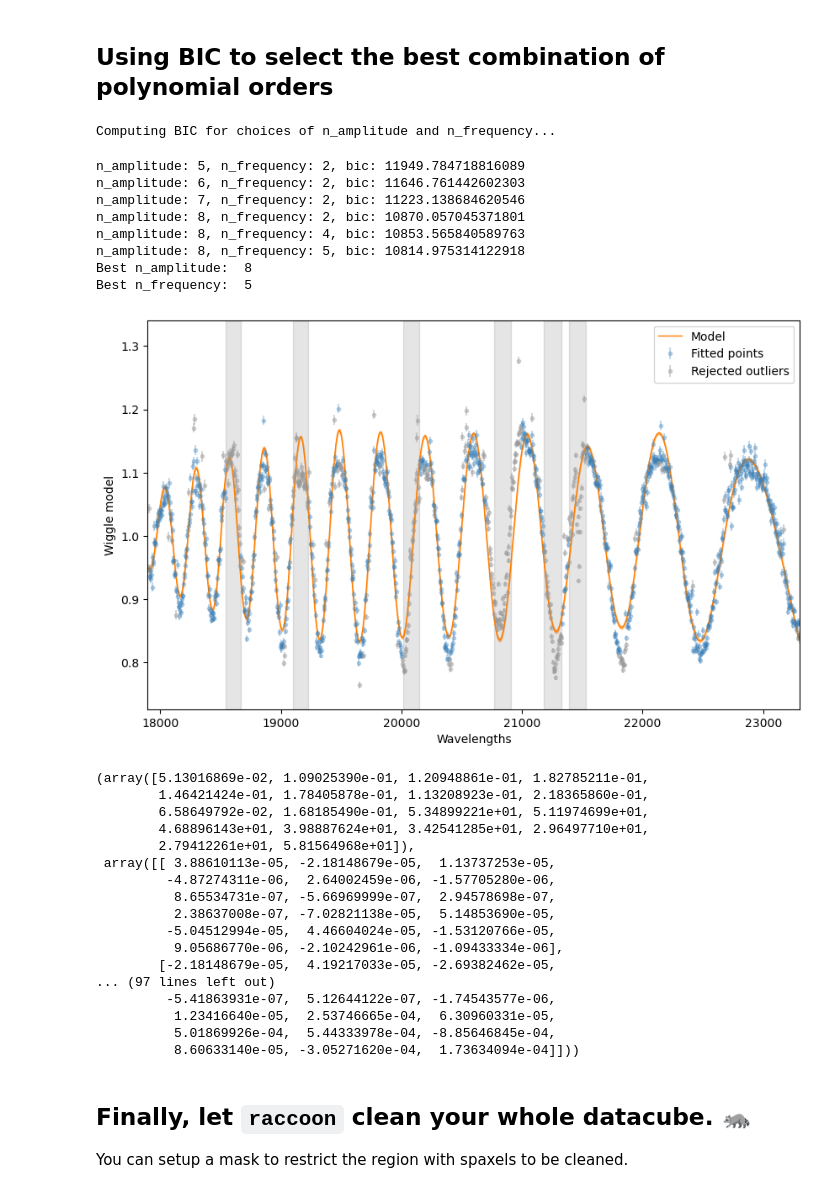
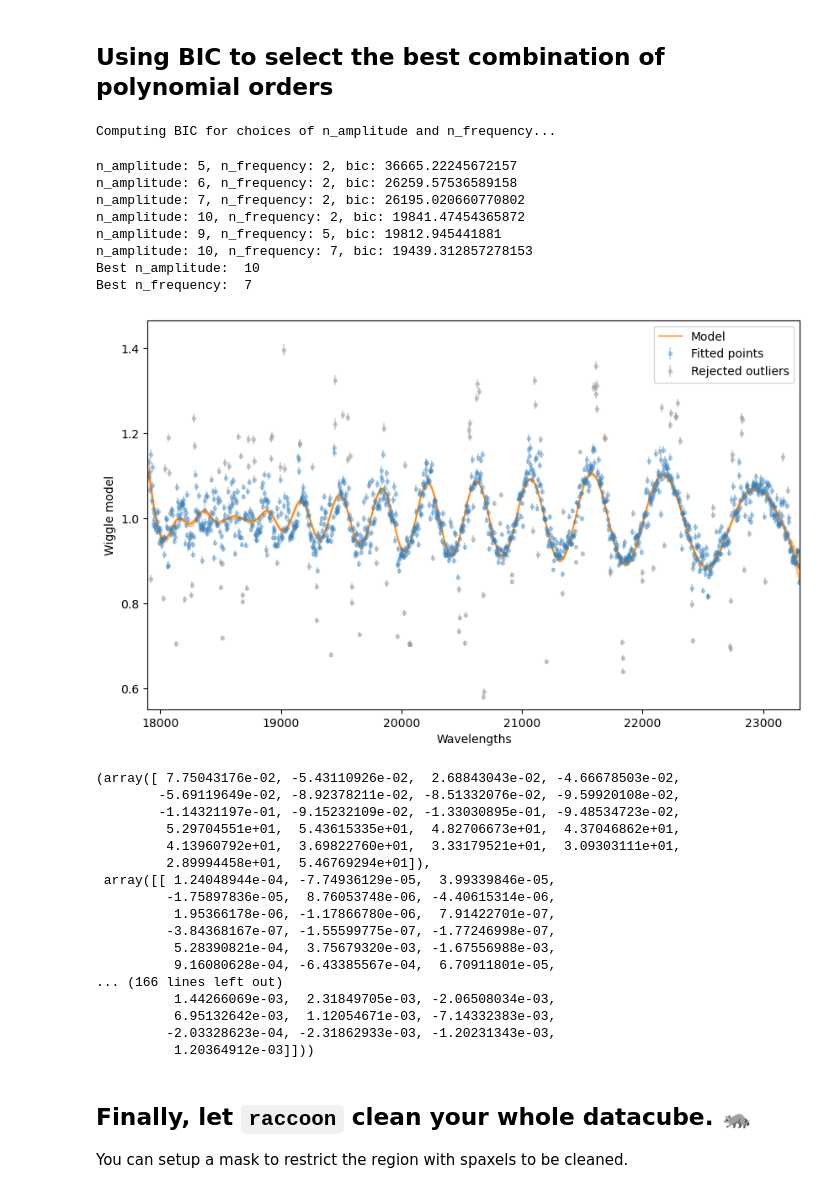
Before and after one commit to ajshajib/raccoon, a Jupyter notebook: example/example_notebook.ipynb, the cells around one changed output. Saved outputs shown, nothing was run; the diff lists cells and outputs as text; code cells hidden in the pictures.

```diff
--- a/example/example_notebook.ipynb
+++ b/example/example_notebook.ipynb
@@ -79,7 +75,7 @@ wcleaner = WiggleCleaner(
     wavelengths,
     data_cube,
     noise_cube,
-    gaps=gaps,
+    # gaps=gaps,
     continuum_diff_polynomial_order=2,
     symmetric_sharpening=True,  # Set to False if you want to disable symmetric sharpening
     asymmetric_sharpening=True,  # Set to False if you want to disable asymmetric sharpening
@@ -213,54 +209,54 @@ Here, $\sin(\phi(x))^2$ term creates the asymmetric sharpness, and the $\sin(3\p
 ## Using BIC to select the best combination of polynomial orders
 # %%
 wcleaner.fit_wiggle_data_with_model_selection(
-    quasar_x,
-    quasar_y,
+    15,  # quasar_x,
+    15,  # quasar_y,
     aperture_radius=aperture_radius,
     annulus_outer_radius=aperture_radius + 1,
     annulus_inner_radius=aperture_radius - 1,
     plot=True,
-    n_amplitude=8,
-    n_frequency=8,
+    n_amplitude=15,
+    n_frequency=15,
     min_n_amplitude=5,
     min_n_frequency=2,
     selection_criteria="bic",
     init_peak_detection_proximity_threshold=200,
     include_scatter=False,
     outlier_rejection_method="fdr",
     use_huber_loss=False,
     fdr_alpha=0.01,
     fdr_outlier_max_fraction=0.10,
     extract_covariance=True,
     fit_full_model=True,
 )
 # %% [output]
 Computing BIC for choices of n_amplitude and n_frequency...
-n_amplitude: 5, n_frequency: 2, bic: 11949.784718816089
-n_amplitude: 6, n_frequency: 2, bic: 11646.761442602303
-n_amplitude: 7, n_frequency: 2, bic: 11223.138684620546
-n_amplitude: 8, n_frequency: 2, bic: 10870.057045371801
-n_amplitude: 8, n_frequency: 4, bic: 10853.565840589763
-n_amplitude: 8, n_frequency: 5, bic: 10814.975314122918
-Best n_amplitude:  8
-Best n_frequency:  5
+n_amplitude: 5, n_frequency: 2, bic: 36665.22245672157
+n_amplitude: 6, n_frequency: 2, bic: 26259.57536589158
+n_amplitude: 7, n_frequency: 2, bic: 26195.020660770802
+n_amplitude: 10, n_frequency: 2, bic: 19841.47454365872
+n_amplitude: 9, n_frequency: 5, bic: 19812.945441881
+n_amplitude: 10, n_frequency: 7, bic: 19439.312857278153
+Best n_amplitude:  10
+Best n_frequency:  7
-[figure, old version]
+[figure, new version]
-(array([5.13016869e-02, 1.09025390e-01, 1.20948861e-01, 1.82785211e-01,
-        1.46421424e-01, 1.78405878e-01, 1.13208923e-01, 2.18365860e-01,
-        6.58649792e-02, 1.68185490e-01, 5.34899221e+01, 5.11974699e+01,
-        4.68896143e+01, 3.98887624e+01, 3.42541285e+01, 2.96497710e+01,
-        2.79412261e+01, 5.81564968e+01]),
- array([[ 3.88610113e-05, -2.18148679e-05,  1.13737253e-05,
-         -4.87274311e-06,  2.64002459e-06, -1.57705280e-06,
-          8.65534731e-07, -5.66969999e-07,  2.94578698e-07,
-          2.38637008e-07, -7.02821138e-05,  5.14853690e-05,
-         -5.04512994e-05,  4.46604024e-05, -1.53120766e-05,
-          9.05686770e-06, -2.10242961e-06, -1.09433334e-06],
-        [-2.18148679e-05,  4.19217033e-05, -2.69382462e-05,
-... (97 lines left out)
-         -5.41863931e-07,  5.12644122e-07, -1.74543577e-06,
-          1.23416640e-05,  2.53746665e-04,  6.30960331e-05,
-          5.01869926e-04,  5.44333978e-04, -8.85646845e-04,
-          8.60633140e-05, -3.05271620e-04,  1.73634094e-04]]))
+(array([ 7.75043176e-02, -5.43110926e-02,  2.68843043e-02, -4.66678503e-02,
+        -5.69119649e-02, -8.92378211e-02, -8.51332076e-02, -9.59920108e-02,
+        -1.14321197e-01, -9.15232109e-02, -1.33030895e-01, -9.48534723e-02,
+         5.29704551e+01,  5.43615335e+01,  4.82706673e+01,  4.37046862e+01,
+         4.13960792e+01,  3.69822760e+01,  3.33179521e+01,  3.09303111e+01,
+         2.89994458e+01,  5.46769294e+01]),
+ array([[ 1.24048944e-04, -7.74936129e-05,  3.99339846e-05,
+         -1.75897836e-05,  8.76053748e-06, -4.40615314e-06,
+          1.95366178e-06, -1.17866780e-06,  7.91422701e-07,
+         -3.84368167e-07, -1.55599775e-07, -1.77246998e-07,
+          5.28390821e-04,  3.75679320e-03, -1.67556988e-03,
+          9.16080628e-04, -6.43385567e-04,  6.70911801e-05,
+... (166 lines left out)
+          1.44266069e-03,  2.31849705e-03, -2.06508034e-03,
+          6.95132642e-03,  1.12054671e-03, -7.14332383e-03,
+         -2.03328623e-04, -2.31862933e-03, -1.20231343e-03,
+          1.20364912e-03]]))
 # %% [markdown]
 ## Finally, let `raccoon` clean your whole datacube. 🦝
 
```
Also changed, not shown: parts of 7 cells of this notebook.
